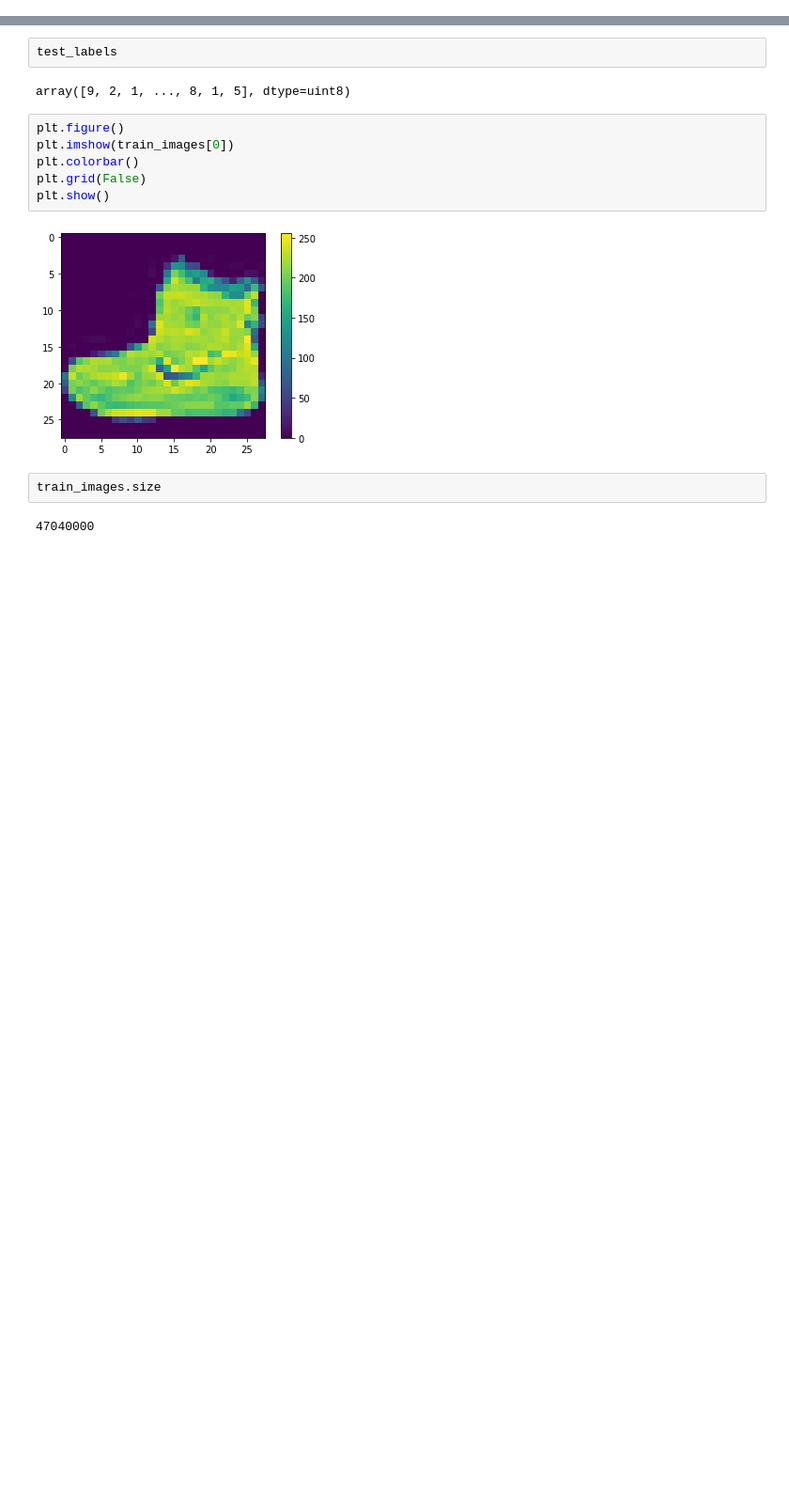
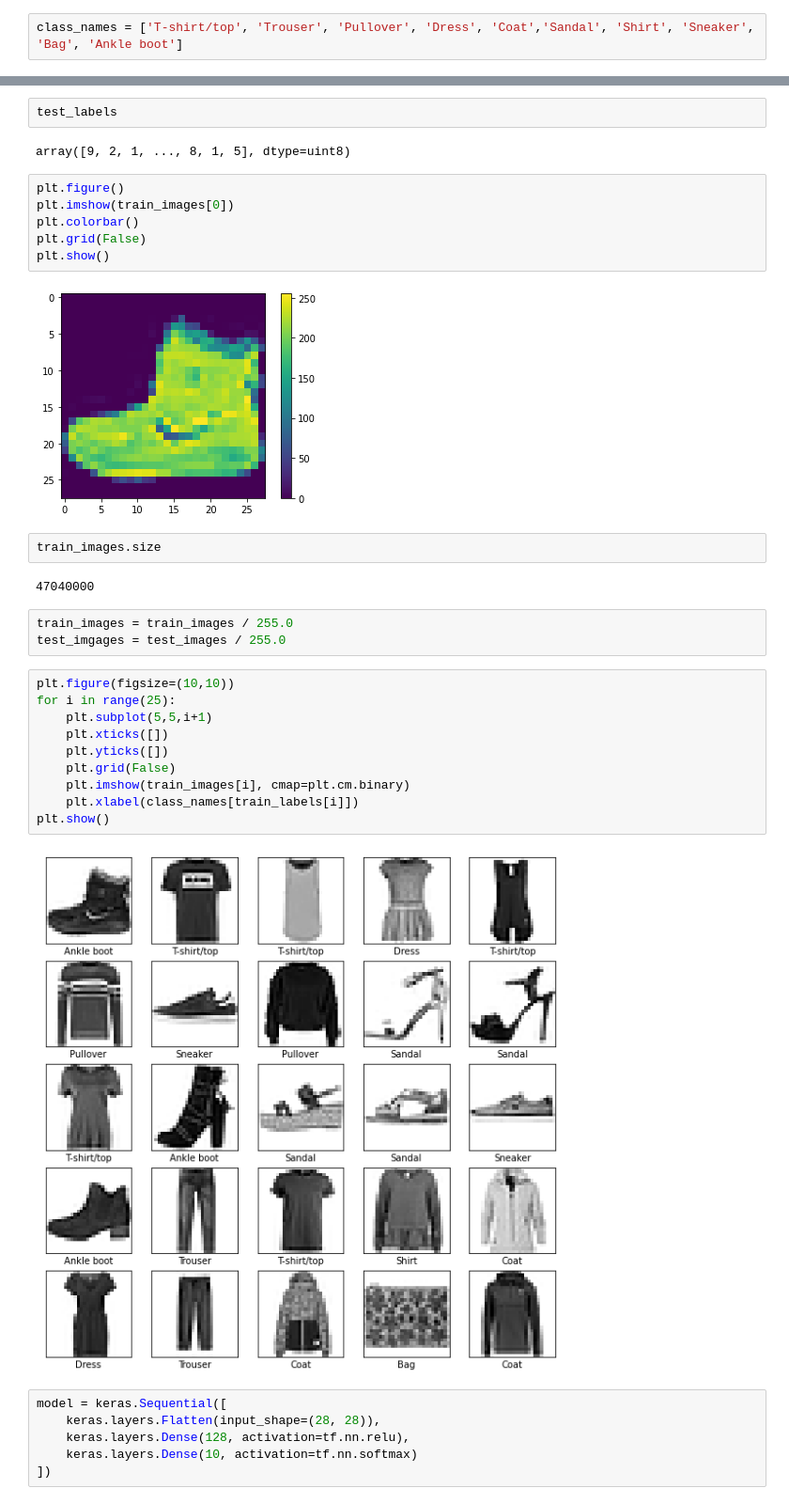
Before and after one commit to akashrama/bee_clasifier, a Jupyter notebook: exploratory.ipynb, the cells around one changed output, grey strips where cells are left out. Shown: that part at 94% size. Saved outputs shown, nothing was run; the diff lists cells and outputs as text; blank space fills up the shorter version.

```diff
--- a/exploratory.ipynb
+++ b/exploratory.ipynb
@@ -18,6 +18,8 @@ Downloading data from https://storage.googleapis.com/tensorflow/tf-keras-dataset
 8192/5148 [===============================================] - 0s 0us/step
 Downloading data from https://storage.googleapis.com/tensorflow/tf-keras-datasets/t10k-images-idx3-ubyte.gz
 4423680/4422102 [==============================] - 0s 0us/step
+# %%
+class_names = ['T-shirt/top', 'Trouser', 'Pullover', 'Dress', 'Coat','Sandal', 'Shirt', 'Sneaker', 'Bag', 'Ankle boot']
 # %%
 train_images
 # %% [output]
@@ -82,3 +84,24 @@ plt.show()
 train_images.size
 # %% [output]
 47040000
+# %%
+train_images = train_images / 255.0
+test_imgages = test_images / 255.0
+# %%
+plt.figure(figsize=(10,10))
+for i in range(25):
+    plt.subplot(5,5,i+1)
+    plt.xticks([])
+    plt.yticks([])
+    plt.grid(False)
+    plt.imshow(train_images[i], cmap=plt.cm.binary)
+    plt.xlabel(class_names[train_labels[i]])
+plt.show()
+# %% [output]
+[figure, added]
+# %%
+model = keras.Sequential([
+    keras.layers.Flatten(input_shape=(28, 28)),
+    keras.layers.Dense(128, activation=tf.nn.relu),
+    keras.layers.Dense(10, activation=tf.nn.softmax)
+])
```
